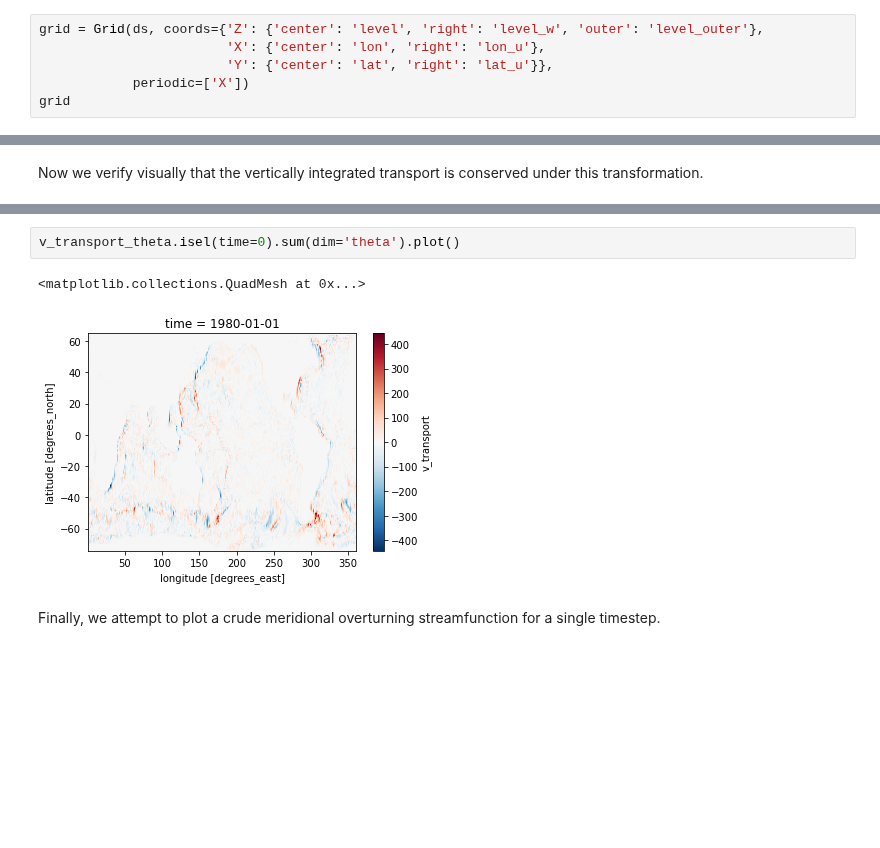
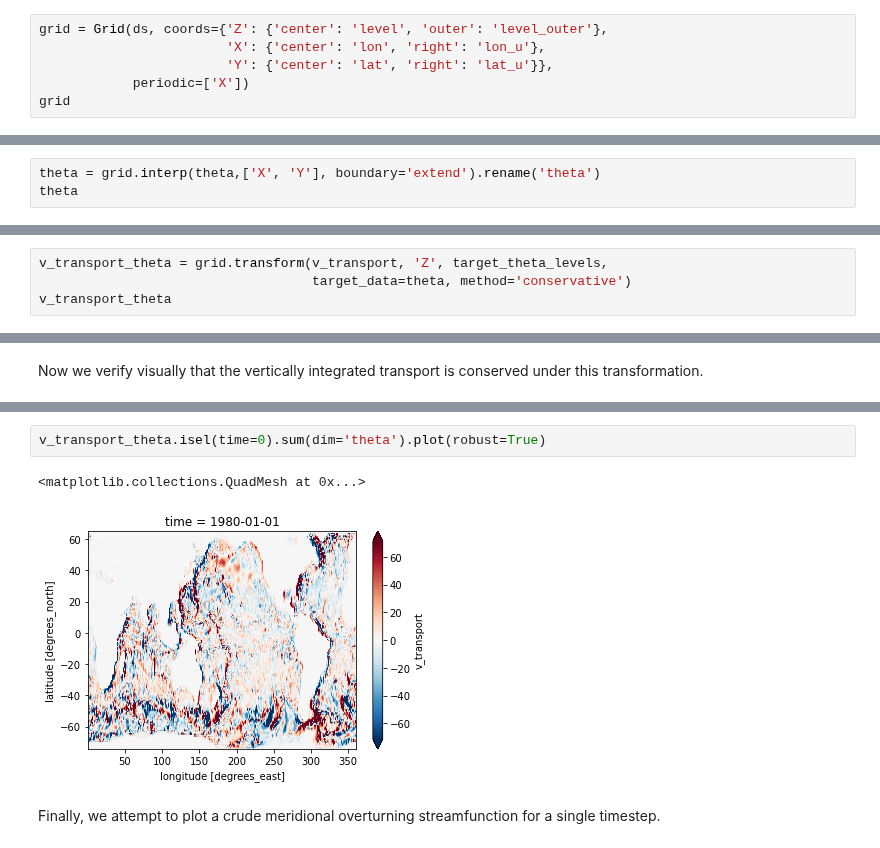
Before and after one commit to xgcm/xgcm, a Jupyter notebook: doc/transform.ipynb, the cells around one changed output, grey strips where cells are left out. Drawn from its saved outputs; the diff is of its cells as text; blank space fills up the shorter version.

```diff
--- a/doc/transform.ipynb
+++ b/doc/transform.ipynb
@@ -235,7 +235,7 @@ ds = ds.assign_coords({'level_outer': level_outer})
 # %% [markdown]
 Now we create a `Grid` object for this dataset.
 # %%
-grid = Grid(ds, coords={'Z': {'center': 'level', 'right': 'level_w', 'outer': 'level_outer'},
+grid = Grid(ds, coords={'Z': {'center': 'level', 'outer': 'level_outer'},
                         'X': {'center': 'lon', 'right': 'lon_u'},
                         'Y': {'center': 'lat', 'right': 'lat_u'}},
             periodic=['X'])
@@ -350,2 +349,5 @@ We also need to interpolate `theta`, our target data for interoplation, to the s
 This step introduces some considerable errors, particularly near the boundaries of bathymetry.
 (Xgcm currently has no special treatment for internal boundary conditions--see issue [222](https://github.com/xgcm/xgcm/issues/240).)
+# %%
+theta = grid.interp(theta,['X', 'Y'], boundary='extend').rename('theta')
+theta
@@ -351,0 +381,4 @@ This step introduces some considerable errors, particularly near the boundaries
+# %%
+v_transport_theta = grid.transform(v_transport, 'Z', target_theta_levels,
+                                   target_data=theta, method='conservative')
+v_transport_theta
@@ -423,8 +463,8 @@ v_transport.isel(time=0).sum(dim='level').plot()
 # %%
-v_transport_theta.isel(time=0).sum(dim='theta').plot()
+v_transport_theta.isel(time=0).sum(dim='theta').plot(robust=True)
 # %% [output]
 <matplotlib.collections.QuadMesh at 0x...>
-[figure, old version]
+[figure, new version]
 # %% [markdown]
 Finally, we attempt to plot a crude meridional overturning streamfunction for a single timestep.
 # %%
```
Also changed, not shown: parts of 21 cells of this notebook.
